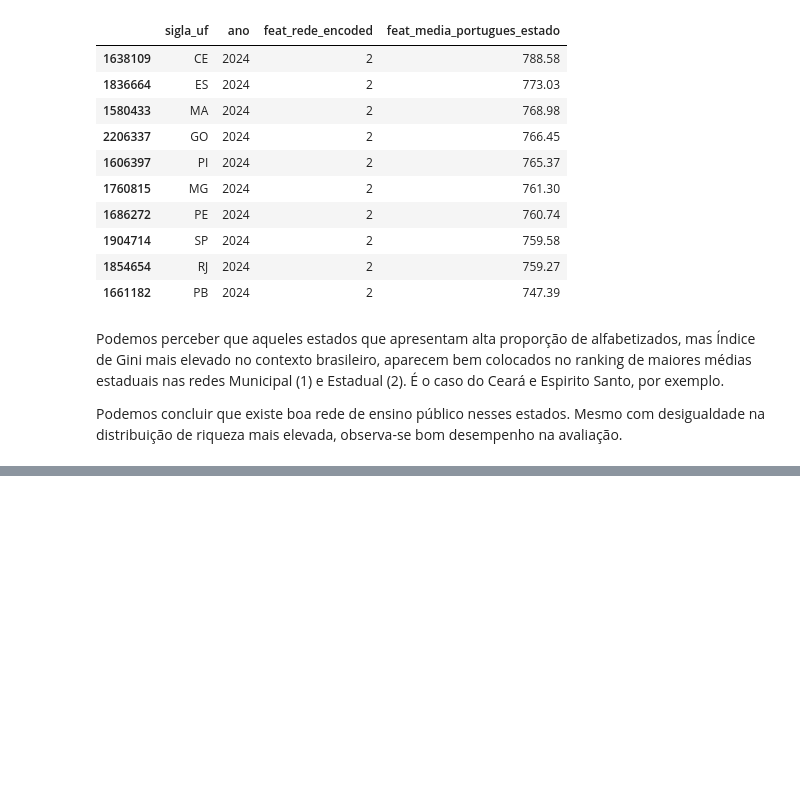
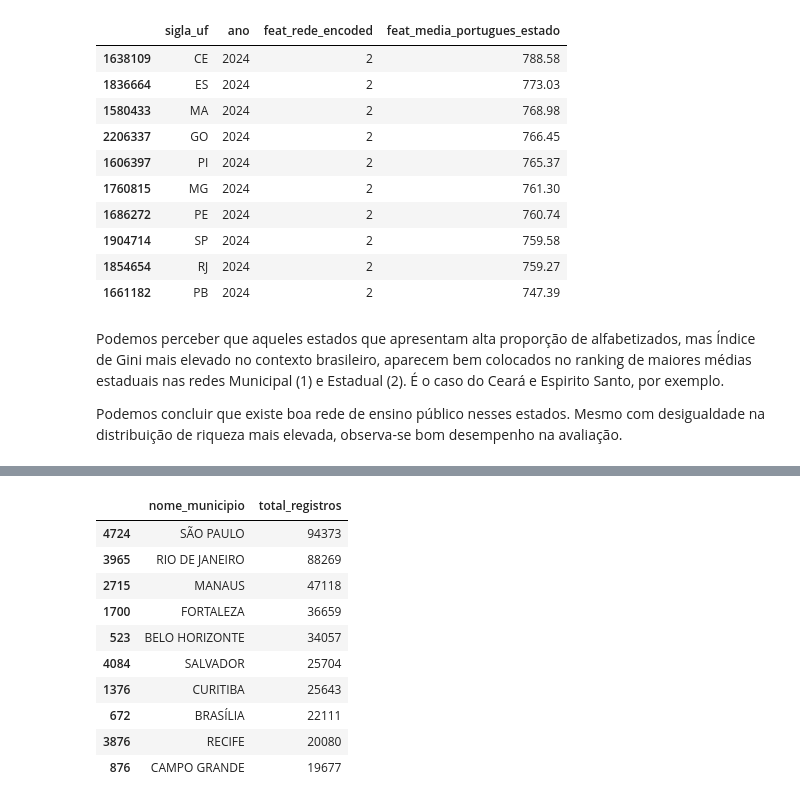
Before and after one commit to giusepelopes/modelagem_alfabetizacao, a Jupyter notebook: notebooks/EDA.ipynb, the cells around one changed output, grey strips where cells are left out. Cells and saved outputs as stored; diff of their text form; code cells hidden in the pictures; blank space fills up the shorter version.

```diff
--- a/notebooks/EDA.ipynb
+++ b/notebooks/EDA.ipynb
@@ -265,0 +304,14 @@ Podemos concluir que existe boa rede de ensino público nesses estados. Mesmo co
+# %%
+df.groupby("nome_municipio")['id_aluno'].count().reset_index().sort_values(by='id_aluno', ascending=False).rename(columns={"id_aluno": "total_registros"}).head(10)
+# %% [output]
+|  | nome_municipio | total_registros |
+| 4724 | SÃO PAULO | 94373 |
+| 3965 | RIO DE JANEIRO | 88269 |
+| 2715 | MANAUS | 47118 |
+| 1700 | FORTALEZA | 36659 |
+| 523 | BELO HORIZONTE | 34057 |
+| 4084 | SALVADOR | 25704 |
+| 1376 | CURITIBA | 25643 |
+| 672 | BRASÍLIA | 22111 |
+| 3876 | RECIFE | 20080 |
+| 876 | CAMPO GRANDE | 19677 |
```
Also changed, not shown: parts of 9 cells of this notebook.
